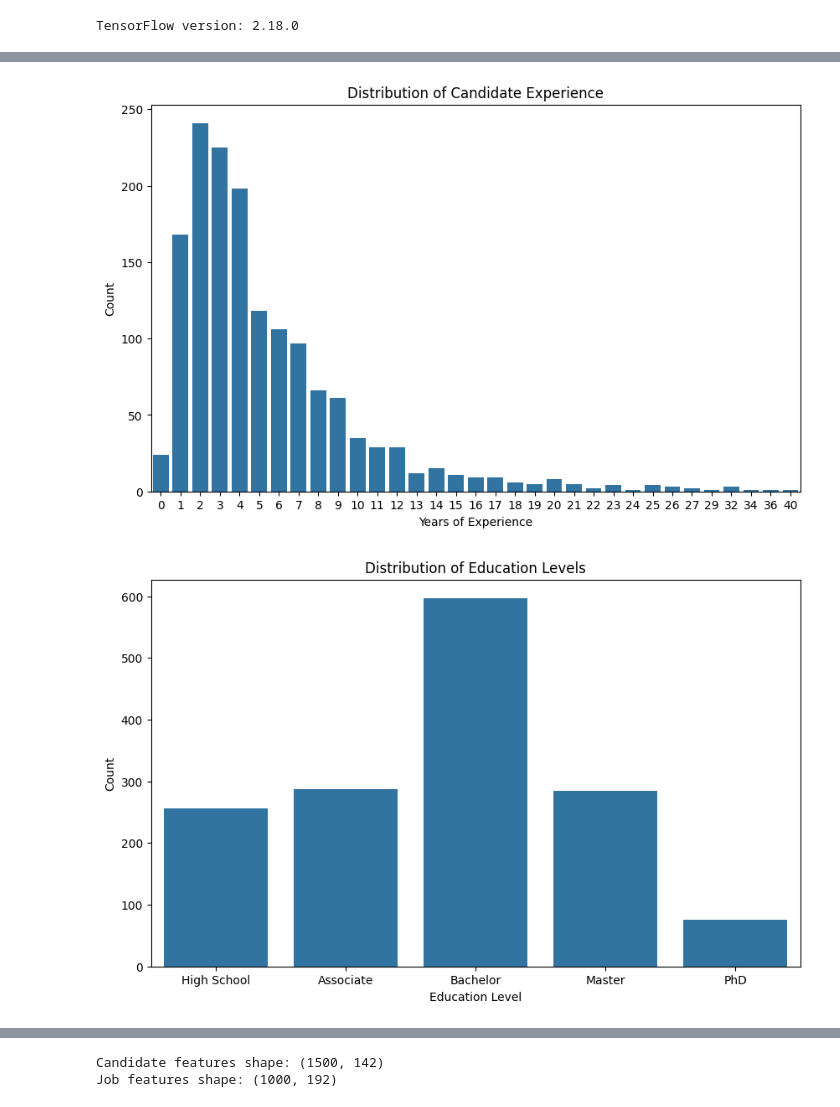
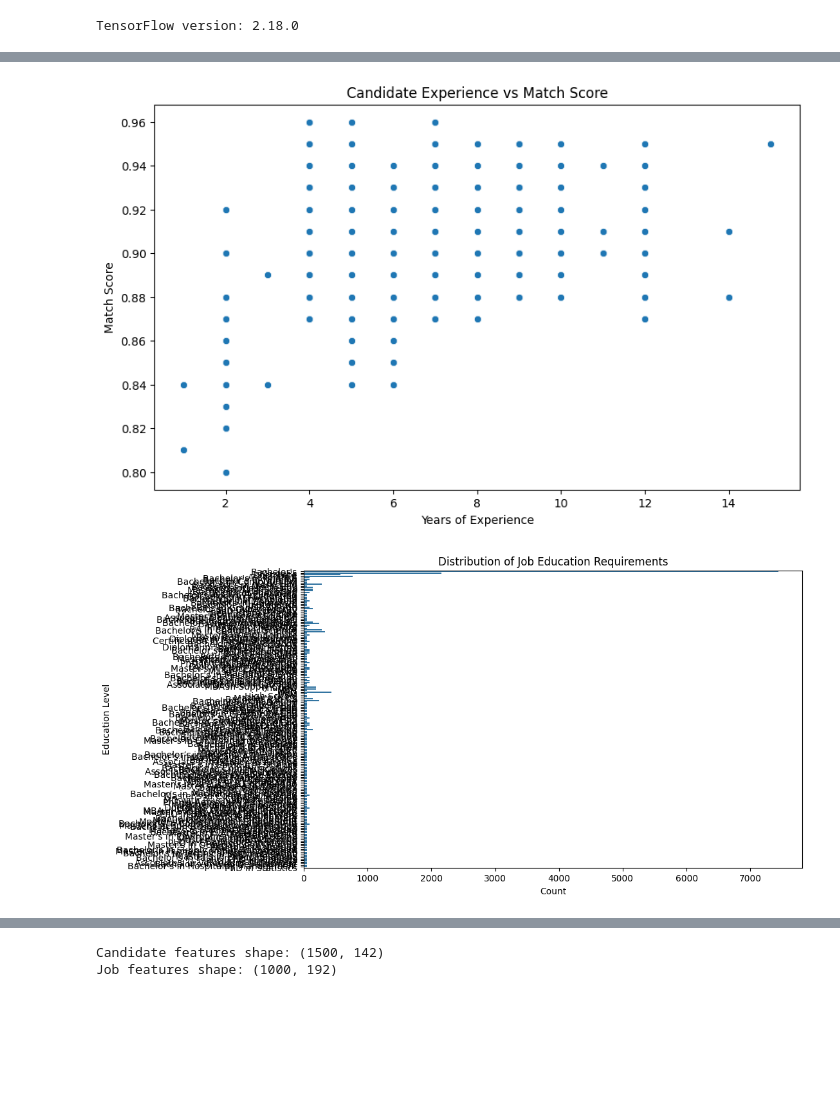
Before and after one commit to AiJared/job_matching_website, a Jupyter notebook: ai/job_matching.ipynb, the cells around one changed output, grey strips where cells are left out. Saved outputs shown, nothing was run; the diff lists cells and outputs as text; code cells hidden in the pictures; blank space fills up the shorter version.

```diff
--- a/ai/job_matching.ipynb
+++ b/ai/job_matching.ipynb
@@ -56,28 +56,28 @@ availability_in_weeks        0
 match_score                  0
 dtype: int64
 # %%
-# Data Exploration and Visualization
-# Explore the distribution of match scores
+# Data Visualization
+# Distribution of match scores
 plt.figure(figsize=(10, 6))
-sns.histplot(matches_df['match_score'], bins=20)
+sns.histplot(df['match_score'].astype(float), bins=20)
 plt.title('Distribution of Match Scores')
 plt.xlabel('Match Score')
 plt.ylabel('Frequency')
 plt.show()
 
-# Explore candidate experience distribution
+# Experience vs match score
 plt.figure(figsize=(10, 6))
-sns.countplot(x='experience', data=candidates_df)
-plt.title('Distribution of Candidate Experience')
+sns.scatterplot(x=df['candidate_experience'].astype(float), y=df['match_score'].astype(float))
+plt.title('Candidate Experience vs Match Score')
 plt.xlabel('Years of Experience')
-plt.ylabel('Count')
+plt.ylabel('Match Score')
 plt.show()
 
-# Explore education distribution
+# Job education level distribution
 plt.figure(figsize=(10, 6))
-sns.countplot(x='education', data=candidates_df)
-plt.title('Distribution of Education Levels')
-plt.xlabel('Education Level')
-plt.ylabel('Count')
+sns.countplot(y='job_education', data=df)
+plt.title('Distribution of Job Education Requirements')
+plt.xlabel('Count')
+plt.ylabel('Education Level')
 plt.show()
 # %% [output]
@@ -85,2 +85,2 @@ plt.show()
-[figure, old version]
+[figure, new version]
-[figure, old version]
+[figure, new version]
```
Also changed, not shown: parts of 3 cells of this notebook.
